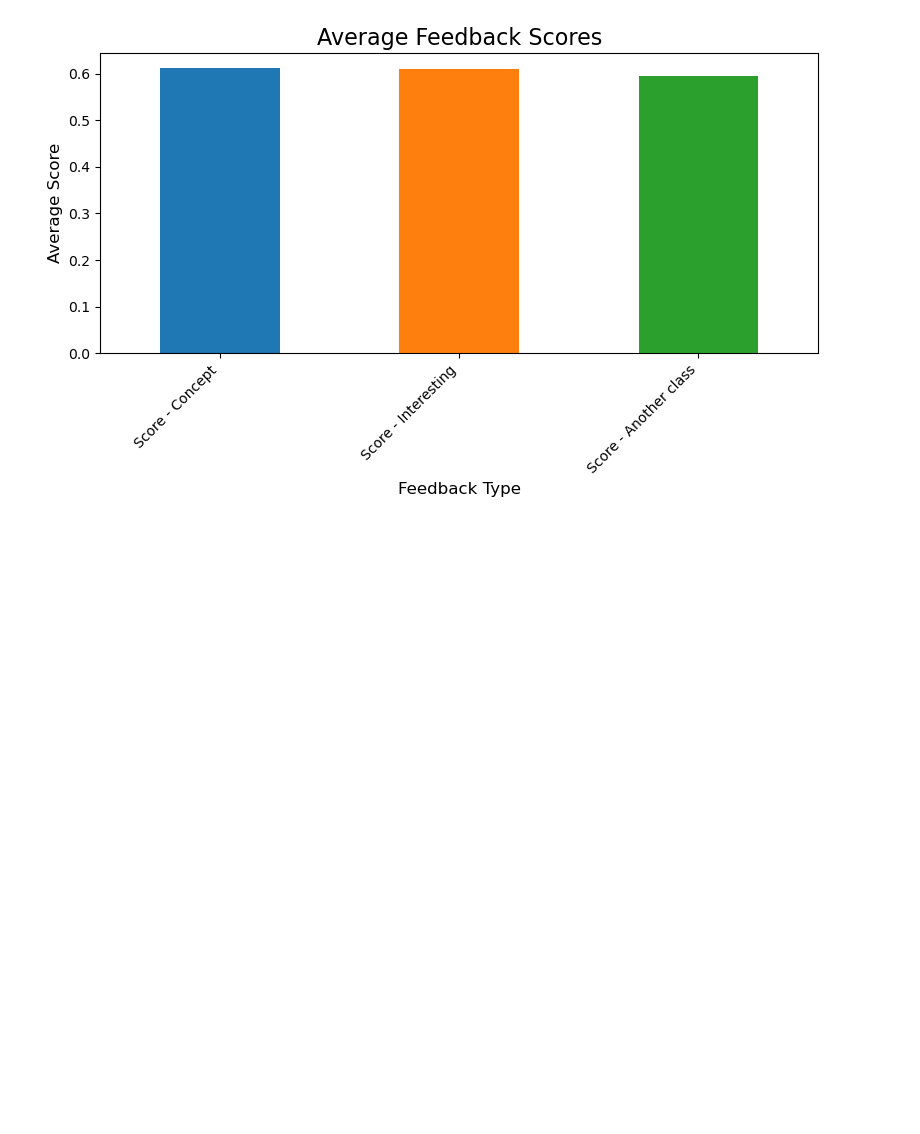
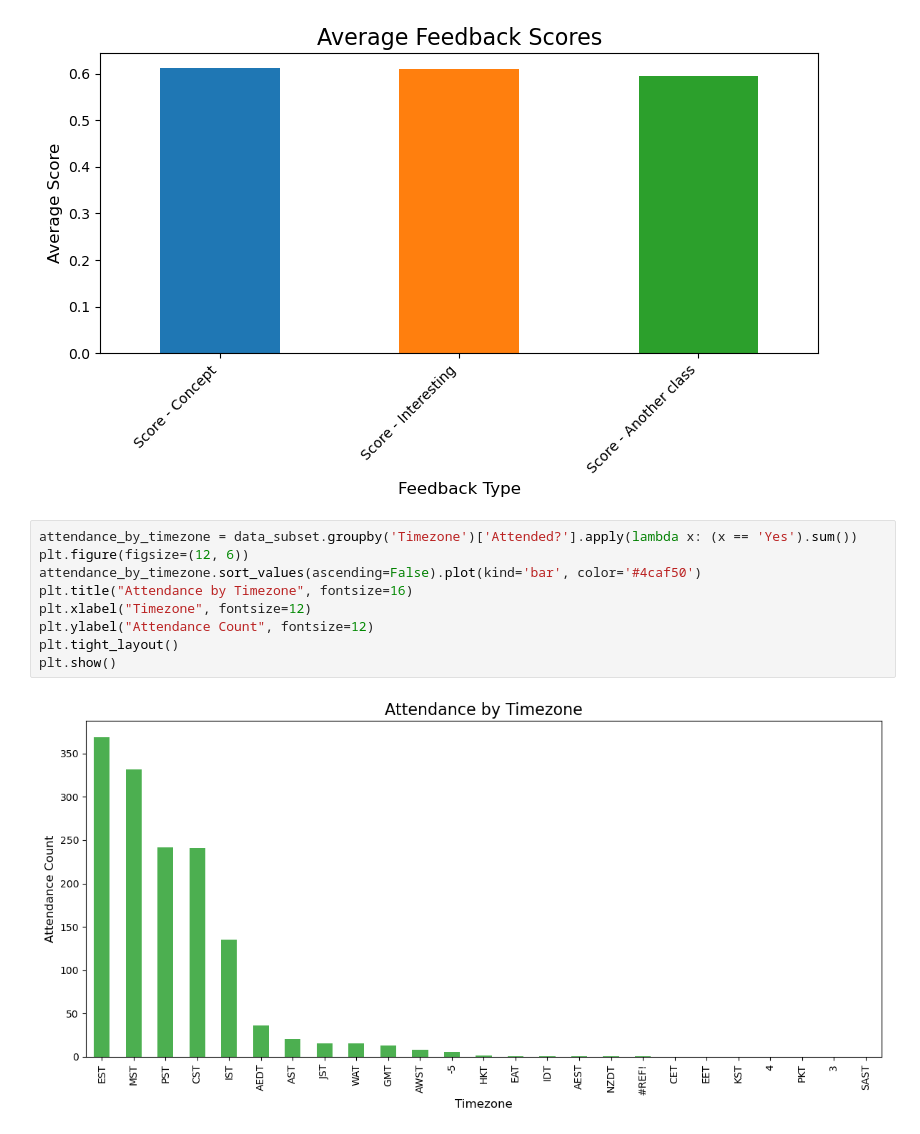
Before and after one commit to chandanpandey91/Raam-Group-dataset-solving, a Jupyter notebook: solution.ipynb, the cells around one changed output. Saved outputs shown, nothing was run; the diff lists cells and outputs as text; blank space fills up the shorter version.

```diff
--- a/solution.ipynb
+++ b/solution.ipynb
@@ -68,3 +68,14 @@ plt.tight_layout()
 plt.show()
 # %% [output]
 [figure]
+# %%
+attendance_by_timezone = data_subset.groupby('Timezone')['Attended?'].apply(lambda x: (x == 'Yes').sum())
+plt.figure(figsize=(12, 6))
+attendance_by_timezone.sort_values(ascending=False).plot(kind='bar', color='#4caf50')
+plt.title("Attendance by Timezone", fontsize=16)
+plt.xlabel("Timezone", fontsize=12)
+plt.ylabel("Attendance Count", fontsize=12)
+plt.tight_layout()
+plt.show()
+# %% [output]
+[figure, added]
```
Also changed, not shown: parts of 6 cells of this notebook.
